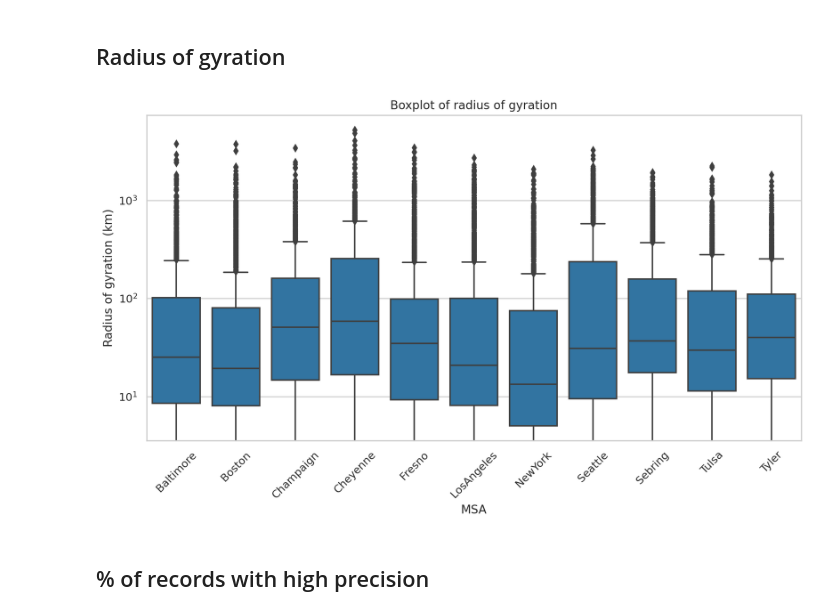
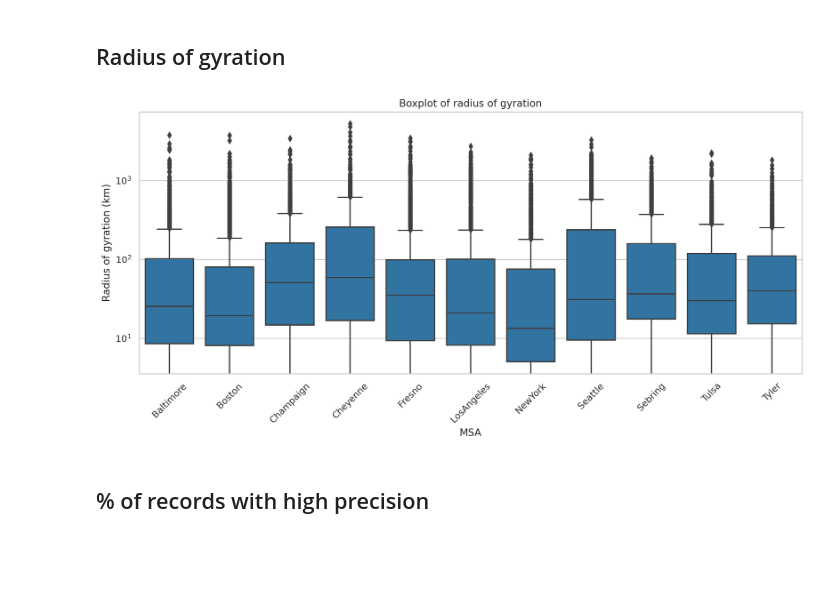
Before and after one commit to bigdata4mobility/reviewpaper, a Jupyter notebook: xinhua/02-plot.ipynb, the cells around one changed output. Cells and saved outputs as stored; diff of their text form; code cells hidden in the pictures; blank space fills up the shorter version.

```diff
--- a/xinhua/02-plot.ipynb
+++ b/xinhua/02-plot.ipynb
@@ -233,14 +234,15 @@ longterm_metrics_df['acc_rate'] *= 100
 # %%
 plt.figure(figsize=(12, 6),dpi=200)
 sns.boxplot(x='MSA', y='radius_of_gyration', data=longterm_metrics_df,color='tab:blue')
 plt.yscale('log')  # Applying log scale to y-axis
 plt.title('Boxplot of radius of gyration')
 plt.ylabel('Radius of gyration (km)')
 plt.xticks(rotation=45)  # Rotating x labels for better readability
+plt.tight_layout()
 plt.savefig('Figures/Boxplot_of_radius_of_gyration.png')
 plt.show()
 # %% [output]
-[figure, old version]
+[figure, new version]
 # %% [markdown]
 ## % of records with high precision
 # %%
```
Also changed, not shown: parts of 1 cell of this notebook, 2 other files.
